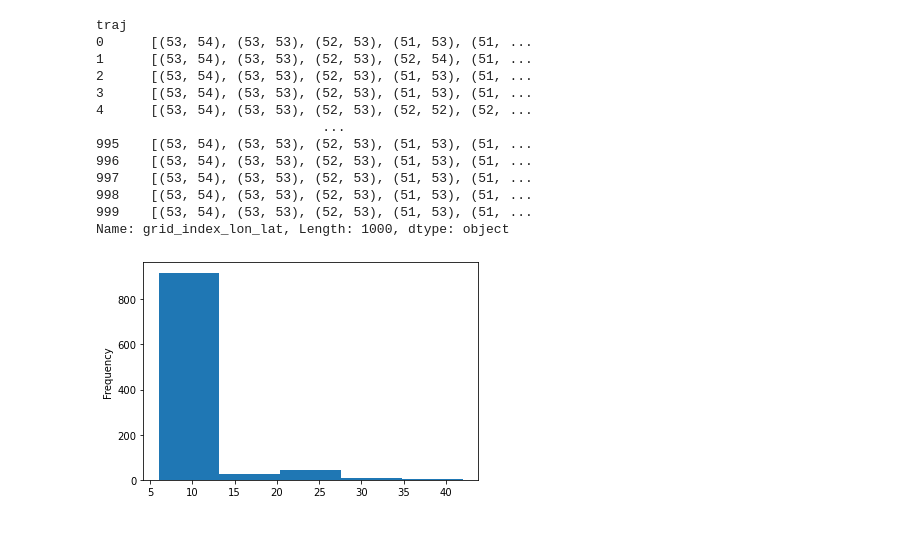
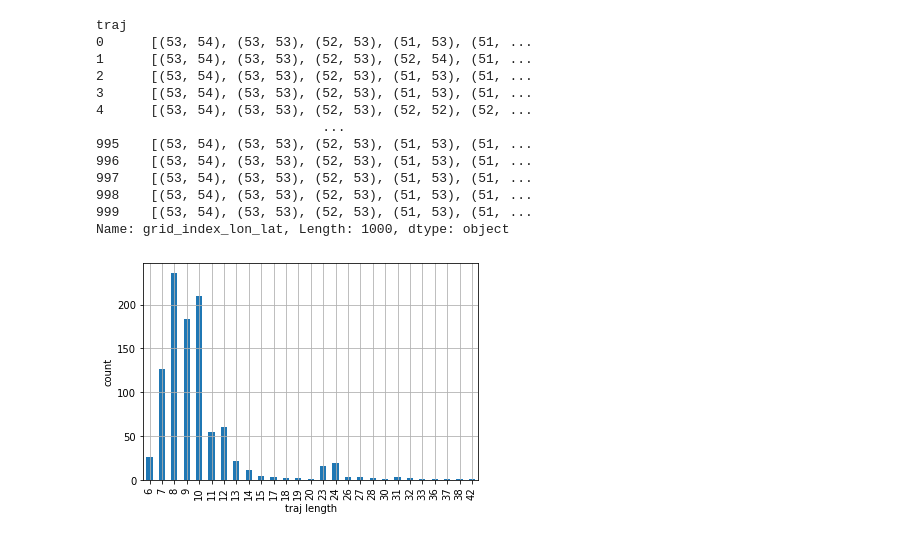
Before and after one commit to willirath/lagrangian_trajectory_clustering, a Jupyter notebook: notebooks/2022-06-25_full_workflow.ipynb, the cells around one changed output. Cells and saved outputs as stored; diff of their text form; code cells hidden in the pictures.

```diff
--- a/notebooks/2022-06-25_full_workflow.ipynb
+++ b/notebooks/2022-06-25_full_workflow.ipynb
@@ -178,6 +186,9 @@ traj
 999    [(53, 54), (53, 53), (52, 53), (51, 53), (51, ...
 Name: grid_index_lon_lat, Length: 1000, dtype: object
 # %%
-sequential_data.apply(len).plot.hist(bins=5);
+ax = sequential_data.apply(len).value_counts().sort_index().plot.bar();
+ax.grid()
+ax.set_xlabel("traj length")
+ax.set_ylabel("count");
 # %% [output]
-[figure, old version]
+[figure, new version]
```
Also changed, not shown: parts of 22 cells of this notebook.
